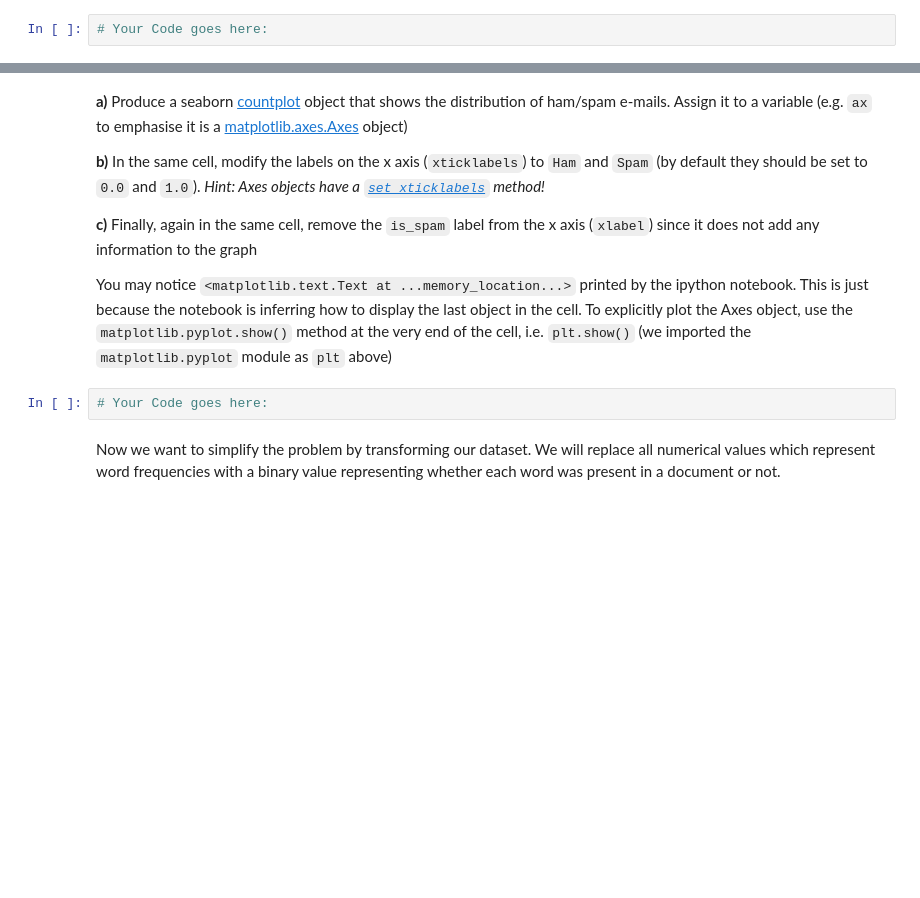
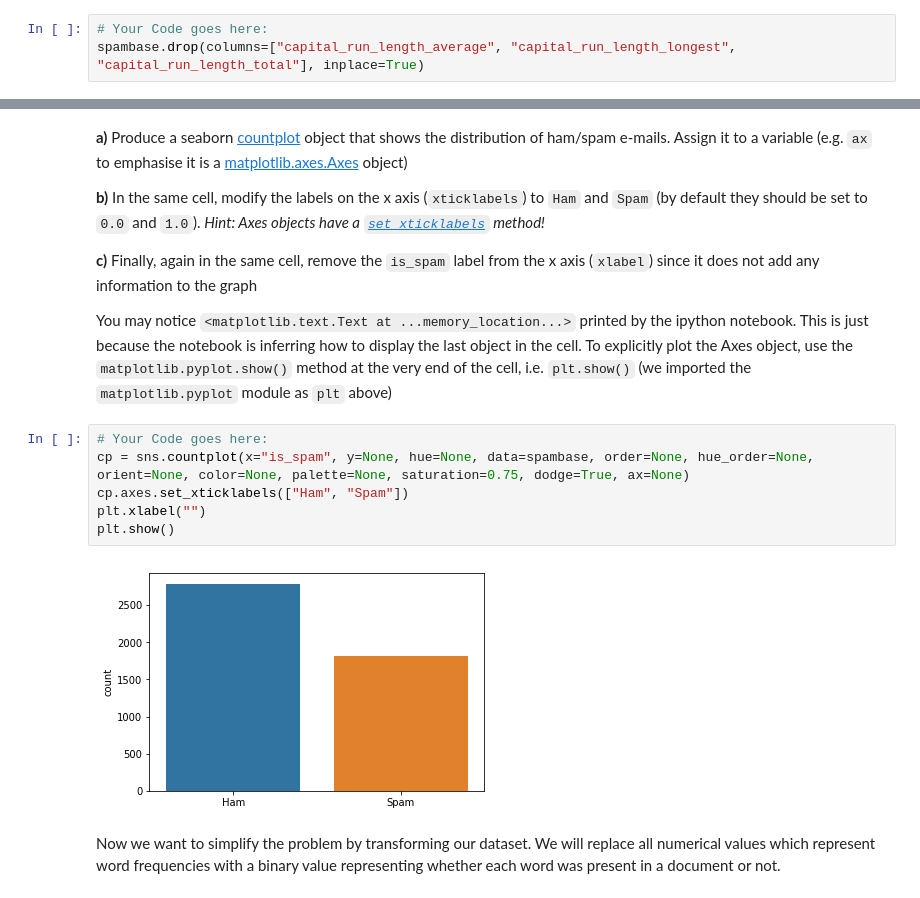
Before and after one commit to NiuJ1ao/IAML_Labs, a Jupyter notebook: iaml-labs-master/Labs/01 - Analysis and Visualisation.ipynb, the cells around one changed output, grey strips where cells are left out. Saved outputs shown, nothing was run; the diff lists cells and outputs as text; blank space fills up the shorter version.

```diff
--- a/iaml-labs-master/Labs/01 - Analysis and Visualisation.ipynb
+++ b/iaml-labs-master/Labs/01 - Analysis and Visualisation.ipynb
@@ -78,6 +90,7 @@ We now want to *remove* some of the attributes from our data. There are various
 *Tip*: some pandas methods have the argument `inplace` which you can use to determine whether they alter the object they are called upon and return nothing, or return a new object. This is particularly useful if you are dealing with huge datasets where you would typically want to operate `inplace`.
 # %%
 # Your Code goes here:
+spambase.drop(columns=["capital_run_length_average", "capital_run_length_longest", "capital_run_length_total"], inplace=True)
 # %% [markdown]
 **b)** Display the new number of attributes. Does it look like what you expected?
 # %%
@@ -96,8 +118,14 @@ Now let's get a feeling of the distribution of ham (i.e. valid) vs. spam emails.
 **c)** Finally, again in the same cell, remove the `is_spam` label from the x axis (`xlabel`) since it does not add any information to the graph
 
 You may notice `<matplotlib.text.Text at ...memory_location...>` printed by the ipython notebook. This is just because the notebook is inferring how to display the last object in the cell. To explicitly plot the Axes object, use the `matplotlib.pyplot.show()` method at the very end of the cell, i.e. `plt.show()` (we imported the `matplotlib.pyplot` module as `plt` above)
-# %%
-# Your Code goes here:
+# %%
+# Your Code goes here:
+cp = sns.countplot(x="is_spam", y=None, hue=None, data=spambase, order=None, hue_order=None, orient=None, color=None, palette=None, saturation=0.75, dodge=True, ax=None)
+cp.axes.set_xticklabels(["Ham", "Spam"])
+plt.xlabel("")
+plt.show()
+# %% [output]
+[figure, added]
 # %% [markdown]
 Now we want to simplify the problem by transforming our dataset. We will replace all numerical values which represent word frequencies with a binary value representing whether each word was present in a document or not.
 # %% [markdown]
```
Also changed, not shown: parts of 38 cells of this notebook, 1 other file.
